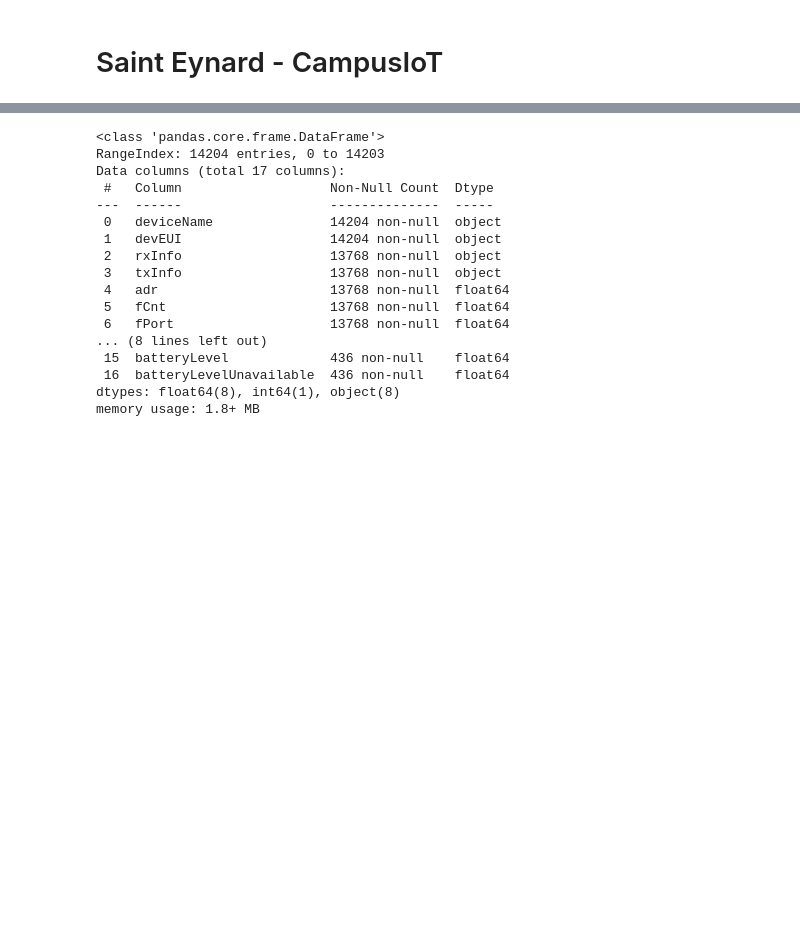
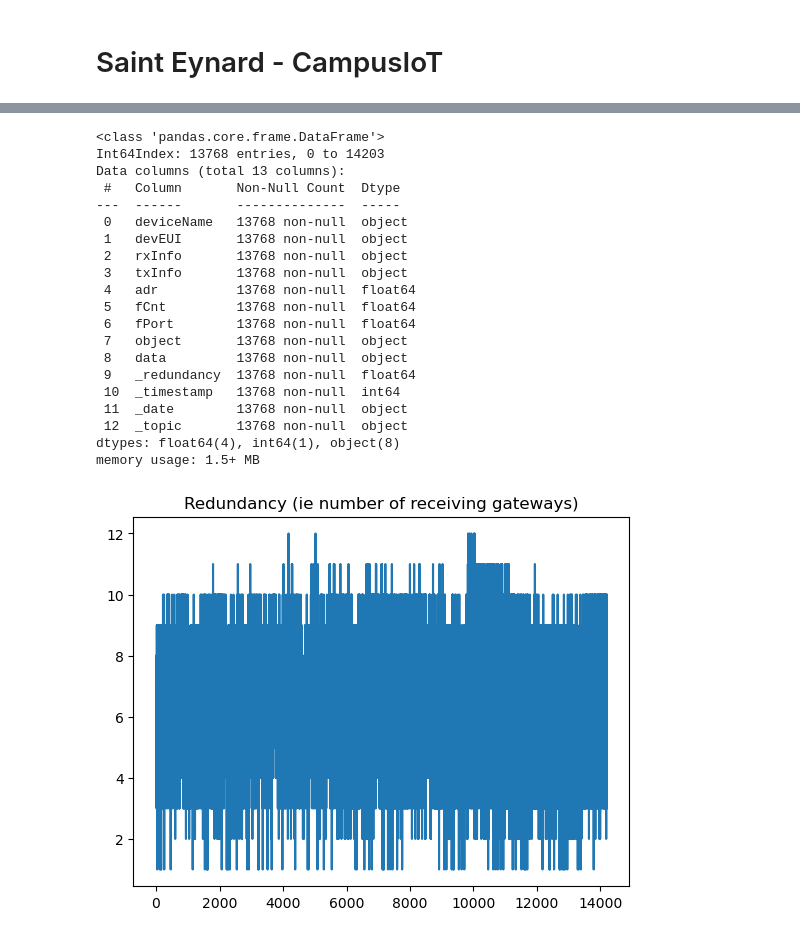
Before and after one commit to CampusIoT/datasets, a Jupyter notebook: SaintEynard/notebooks/campusiot.ipynb, the cells around one changed output, grey strips where cells are left out. Saved outputs shown, nothing was run; the diff lists cells and outputs as text; code cells hidden in the pictures; blank space fills up the shorter version.

```diff
--- a/SaintEynard/notebooks/campusiot.ipynb
+++ b/SaintEynard/notebooks/campusiot.ipynb
@@ -23,0 +64,4 @@ frames
+# %%
+rx = frames.loc[frames['_topic'] == 'application/rx'].drop(\
+            ['margin', 'externalPowerSource', 'batteryLevel', 'batteryLevelUnavailable'], axis=1)
+rx
@@ -24,20 +82,28 @@ frames
 # %%
-frames.info()
+rx.info()
 # %% [output]
 <class 'pandas.core.frame.DataFrame'>
-RangeIndex: 14204 entries, 0 to 14203
-Data columns (total 17 columns):
- #   Column                   Non-Null Count  Dtype
----  ------                   --------------  -----
- 0   deviceName               14204 non-null  object
- 1   devEUI                   14204 non-null  object
- 2   rxInfo                   13768 non-null  object
- 3   txInfo                   13768 non-null  object
- 4   adr                      13768 non-null  float64
- 5   fCnt                     13768 non-null  float64
- 6   fPort                    13768 non-null  float64
-... (8 lines left out)
- 15  batteryLevel             436 non-null    float64
- 16  batteryLevelUnavailable  436 non-null    float64
-dtypes: float64(8), int64(1), object(8)
-memory usage: 1.8+ MB
+Int64Index: 13768 entries, 0 to 14203
+Data columns (total 13 columns):
+ #   Column       Non-Null Count  Dtype
+---  ------       --------------  -----
+ 0   deviceName   13768 non-null  object
+ 1   devEUI       13768 non-null  object
+ 2   rxInfo       13768 non-null  object
+ 3   txInfo       13768 non-null  object
+ 4   adr          13768 non-null  float64
+ 5   fCnt         13768 non-null  float64
+ 6   fPort        13768 non-null  float64
+ 7   object       13768 non-null  object
+ 8   data         13768 non-null  object
+ 9   _redundancy  13768 non-null  float64
+ 10  _timestamp   13768 non-null  int64
+ 11  _date        13768 non-null  object
+ 12  _topic       13768 non-null  object
+dtypes: float64(4), int64(1), object(8)
+memory usage: 1.5+ MB
+# %%
+rx['_redundancy'].plot(title="Redundancy (ie number of receiving gateways)")
+plt.show()
+# %% [output]
+[figure, added]
```
Also changed, not shown: parts of 22 cells of this notebook.
